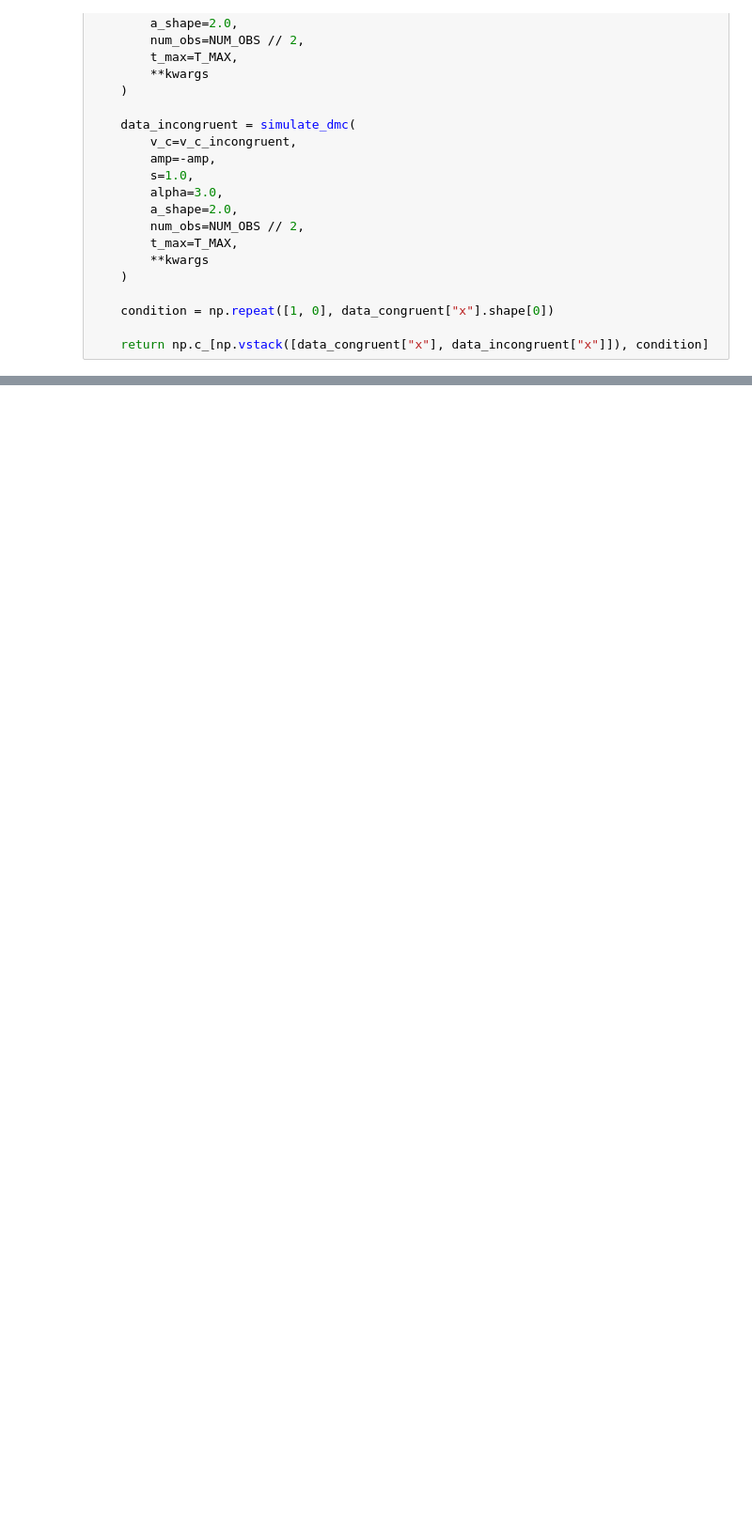
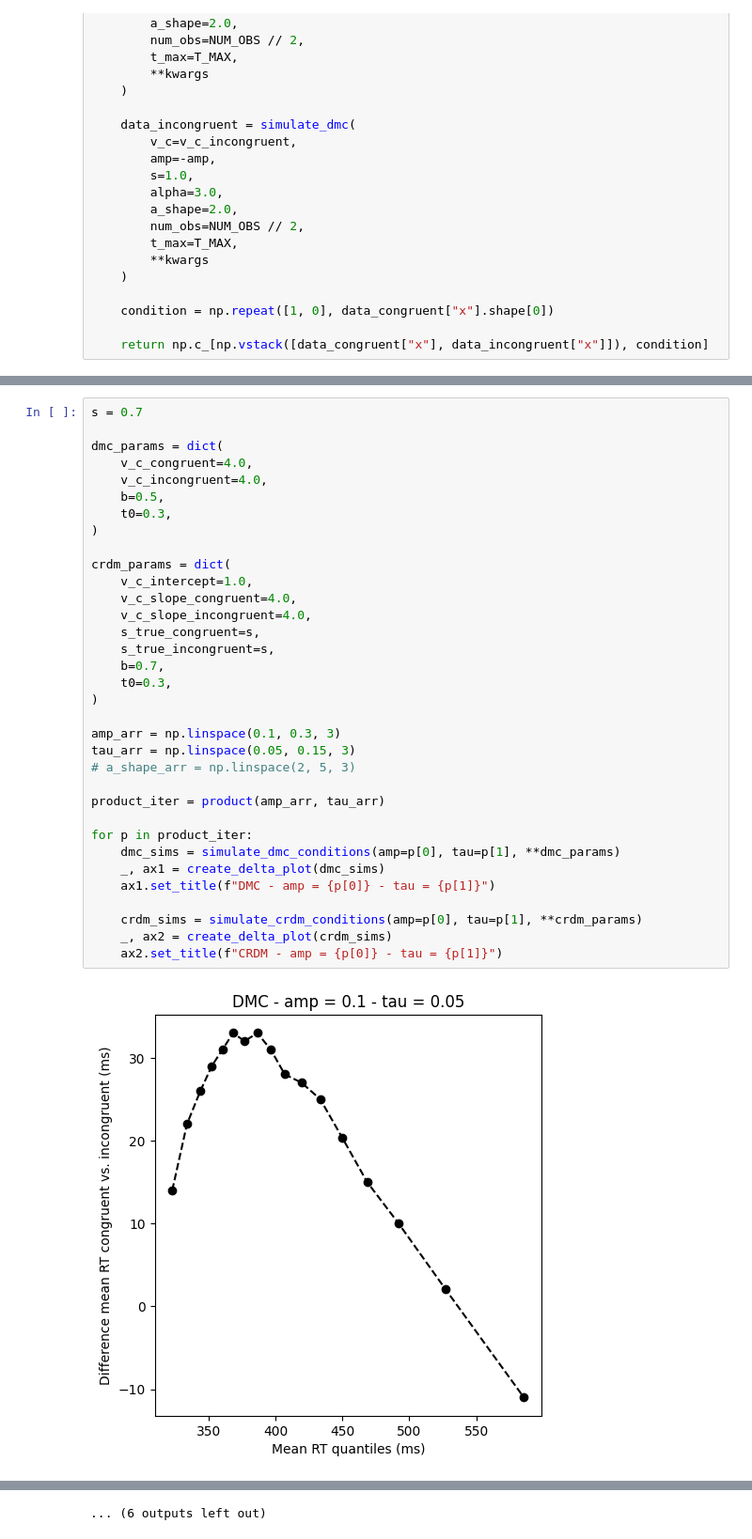
Before and after one commit to maltelueken/neural-race-model-estimation, a Jupyter notebook: notebooks/plot_delta_functions.ipynb, the cells around one changed output, grey strips where cells are left out. Shown at 94% size. Drawn from its saved outputs; the diff is of its cells as text; blank space fills up the shorter version.

Commit message:
Update delta function notebook

```diff
--- a/notebooks/plot_delta_functions.ipynb
+++ b/notebooks/plot_delta_functions.ipynb
@@ -525,0 +536,36 @@ _ = create_caf_plot(data)
+# %%
+s = 0.7
+
+dmc_params = dict(
+    v_c_congruent=4.0,
+    v_c_incongruent=4.0,
+    b=0.5,
+    t0=0.3,
+)
+
+crdm_params = dict(
+    v_c_intercept=1.0,
+    v_c_slope_congruent=4.0,
+    v_c_slope_incongruent=4.0,
+    s_true_congruent=s,
+    s_true_incongruent=s,
+    b=0.7,
+    t0=0.3,
+)
+
+amp_arr = np.linspace(0.1, 0.3, 3)
+tau_arr = np.linspace(0.05, 0.15, 3)
+# a_shape_arr = np.linspace(2, 5, 3)
+
+product_iter = product(amp_arr, tau_arr)
+
+for p in product_iter:
+    dmc_sims = simulate_dmc_conditions(amp=p[0], tau=p[1], **dmc_params)
+    _, ax1 = create_delta_plot(dmc_sims)
+    ax1.set_title(f"DMC - amp = {p[0]} - tau = {p[1]}")
+
+    crdm_sims = simulate_crdm_conditions(amp=p[0], tau=p[1], **crdm_params)
+    _, ax2 = create_delta_plot(crdm_sims)
+    ax2.set_title(f"CRDM - amp = {p[0]} - tau = {p[1]}")
+# %% [output]
+[figure, added]
@@ -525,0 +583 @@ _ = create_caf_plot(data)
+... (6 outputs left out)
```
Also changed, not shown: parts of 14 cells of this notebook.
